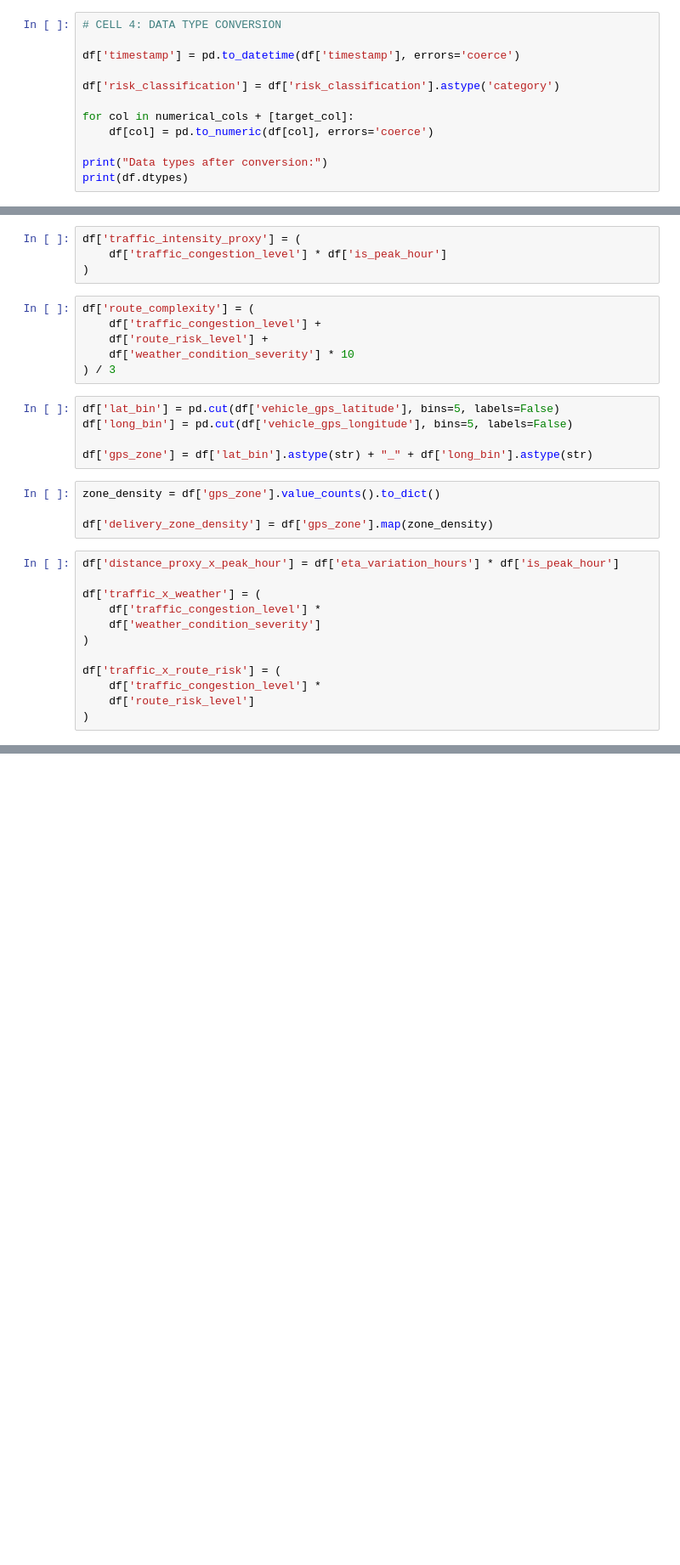
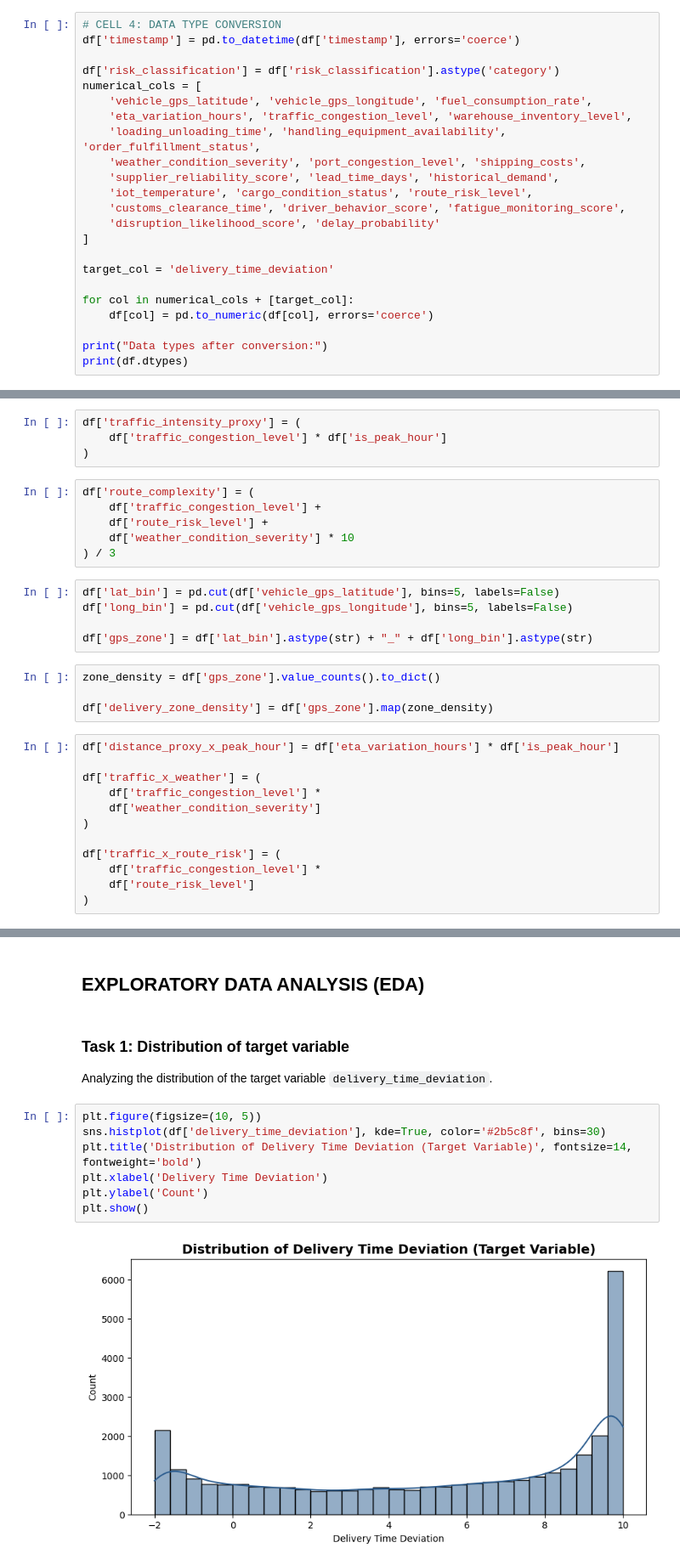
Before and after one commit to nguyennamthang56-cmd/projectshiptime, a Jupyter notebook: Data Understanding & Data Pre-processing.ipynb, the cells around one changed output, grey strips where cells are left out. Shown at 85% size. Saved outputs shown, nothing was run; the diff lists cells and outputs as text; blank space fills up the shorter version.

```diff
--- a/Data Understanding & Data Pre-processing.ipynb
+++ b/Data Understanding & Data Pre-processing.ipynb
@@ -41,9 +102,20 @@ print(df.duplicated().sum())
 # %%
 # CELL 4: DATA TYPE CONVERSION
-
 df['timestamp'] = pd.to_datetime(df['timestamp'], errors='coerce')
 
 df['risk_classification'] = df['risk_classification'].astype('category')
+numerical_cols = [
+    'vehicle_gps_latitude', 'vehicle_gps_longitude', 'fuel_consumption_rate',
+    'eta_variation_hours', 'traffic_congestion_level', 'warehouse_inventory_level',
+    'loading_unloading_time', 'handling_equipment_availability', 'order_fulfillment_status',
+    'weather_condition_severity', 'port_congestion_level', 'shipping_costs',
+    'supplier_reliability_score', 'lead_time_days', 'historical_demand',
+    'iot_temperature', 'cargo_condition_status', 'route_risk_level',
+    'customs_clearance_time', 'driver_behavior_score', 'fatigue_monitoring_score',
+    'disruption_likelihood_score', 'delay_probability'
+]
+
+target_col = 'delivery_time_deviation'
 
 for col in numerical_cols + [target_col]:
     df[col] = pd.to_numeric(df[col], errors='coerce')
@@ -190,0 +341,15 @@ print("Cleaned dataset exported successfully!")
+# %% [markdown]
+
+## EXPLORATORY DATA ANALYSIS (EDA)
+# %% [markdown]
+### Task 1: Distribution of target variable
+Analyzing the distribution of the target variable `delivery_time_deviation`.
+# %%
+plt.figure(figsize=(10, 5))
+sns.histplot(df['delivery_time_deviation'], kde=True, color='#2b5c8f', bins=30)
+plt.title('Distribution of Delivery Time Deviation (Target Variable)', fontsize=14, fontweight='bold')
+plt.xlabel('Delivery Time Deviation')
+plt.ylabel('Count')
+plt.show()
+# %% [output]
+[figure, added]
```
Also changed, not shown: parts of 26 cells of this notebook.
